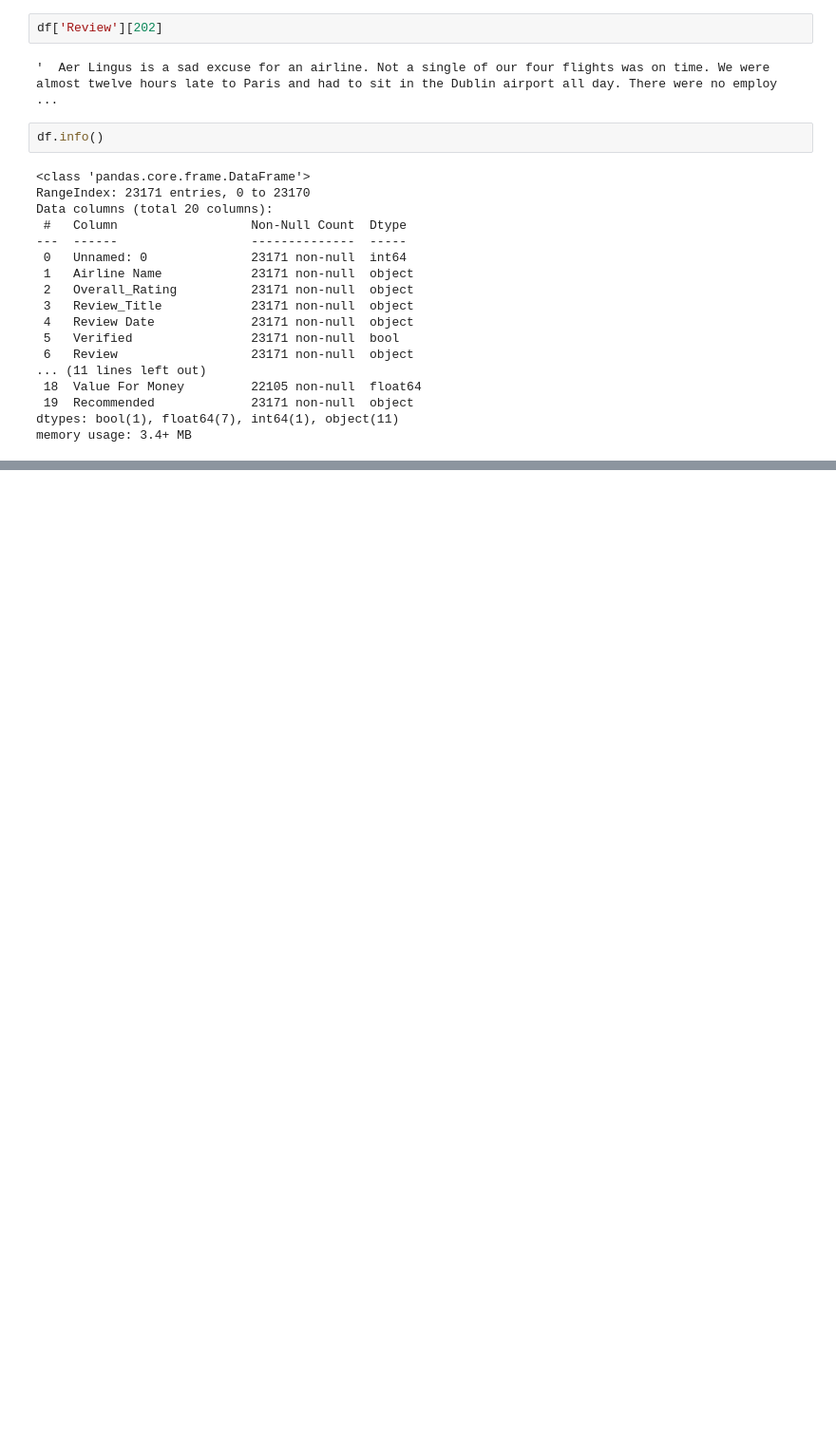
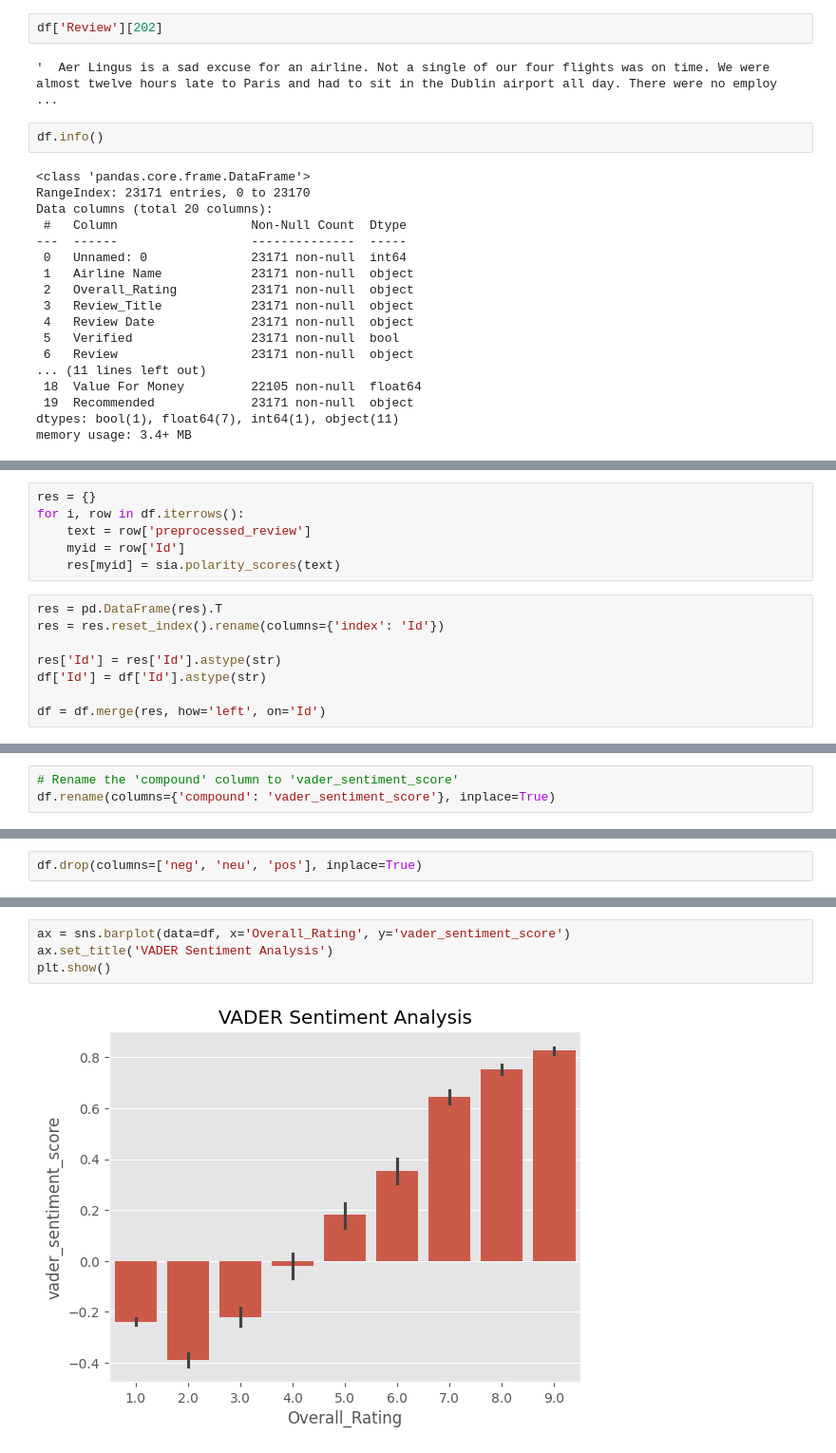
Before and after one commit to Amit-Maharjan/Sentiment-Analysis-on-Airline-Reviews, a Jupyter notebook: Sentiment Analysis on Airline Reviews.ipynb, the cells around one changed output, grey strips where cells are left out. Shown: that part at 95% size. Drawn from its saved outputs; the diff is of its cells as text; blank space fills up the shorter version.

```diff
--- a/Sentiment Analysis on Airline Reviews.ipynb
+++ b/Sentiment Analysis on Airline Reviews.ipynb
@@ -61,0 +254,14 @@ memory usage: 3.4+ MB
+# %%
+res = {}
+for i, row in df.iterrows():
+    text = row['preprocessed_review']
+    myid = row['Id']
+    res[myid] = sia.polarity_scores(text)
+# %%
+res = pd.DataFrame(res).T
+res = res.reset_index().rename(columns={'index': 'Id'})
+
+res['Id'] = res['Id'].astype(str)
+df['Id'] = df['Id'].astype(str)
+
+df = df.merge(res, how='left', on='Id')
@@ -61,0 +277,3 @@ memory usage: 3.4+ MB
+# %%
+# Rename the 'compound' column to 'vader_sentiment_score'
+df.rename(columns={'compound': 'vader_sentiment_score'}, inplace=True)
@@ -61,0 +289,2 @@ memory usage: 3.4+ MB
+# %%
+df.drop(columns=['neg', 'neu', 'pos'], inplace=True)
@@ -61,0 +300,6 @@ memory usage: 3.4+ MB
+# %%
+ax = sns.barplot(data=df, x='Overall_Rating', y='vader_sentiment_score')
+ax.set_title('VADER Sentiment Analysis')
+plt.show()
+# %% [output]
+[figure, added]
```
Also changed, not shown: parts of 26 cells of this notebook.
